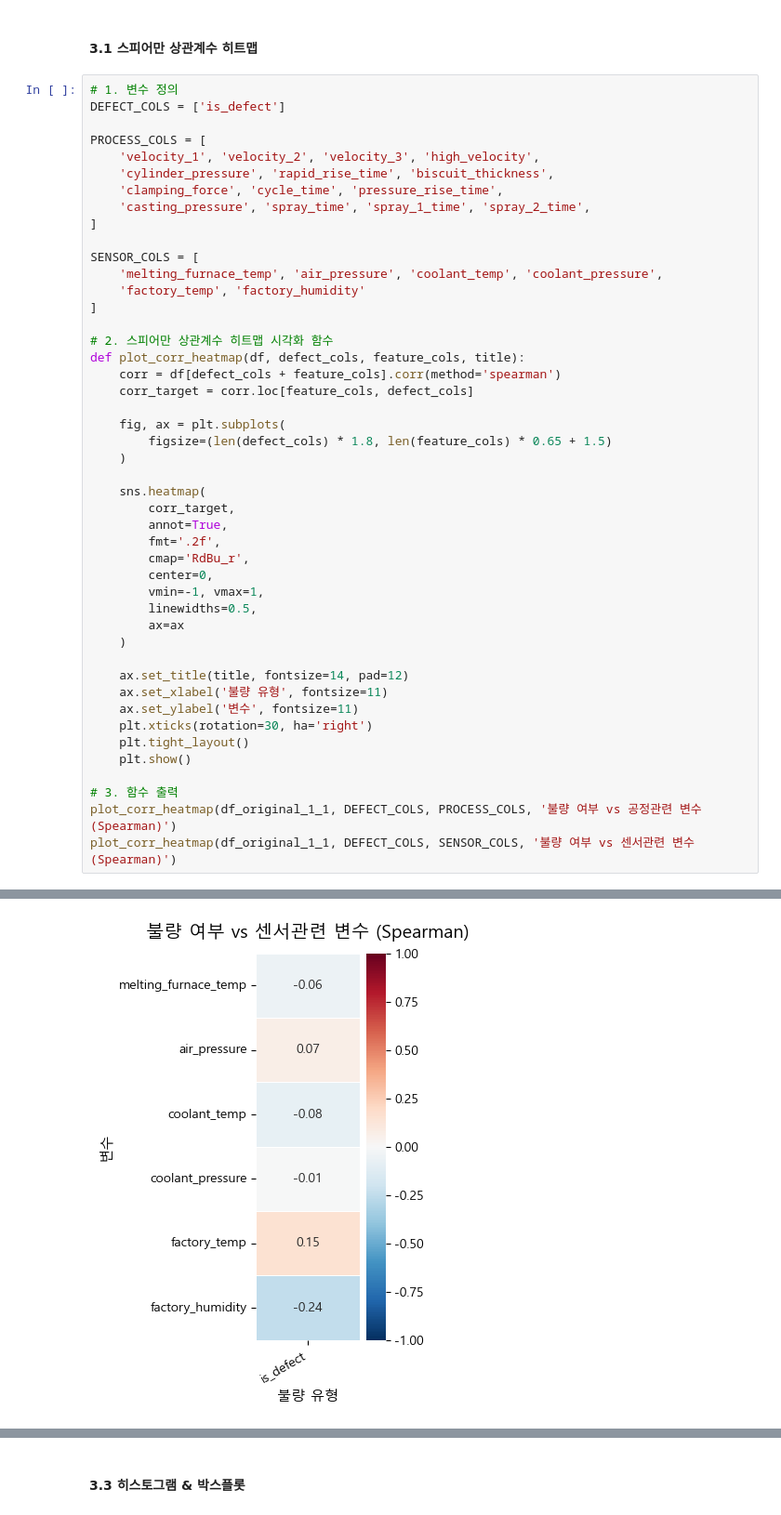
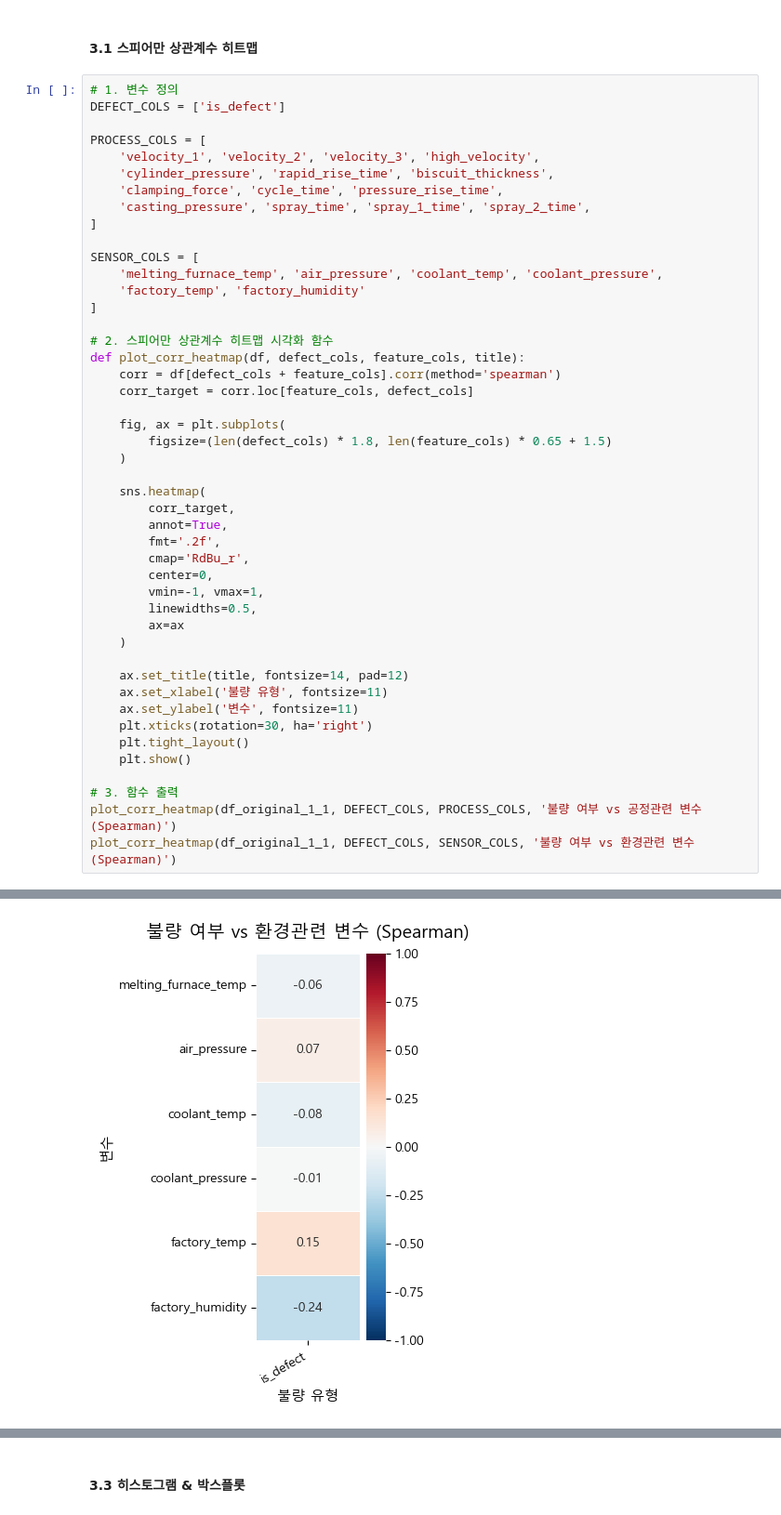
Before and after one commit to hanalo26/sparta-data11-advanced-project, a Jupyter notebook: common-file/PART2_통계_제품1_v5.ipynb, the cells around one changed output, grey strips where cells are left out. Shown at 93% size. Cells and saved outputs as stored; diff of their text form.

```diff
--- a/common-file/PART2_통계_제품1_v5.ipynb
+++ b/common-file/PART2_통계_제품1_v5.ipynb
@@ -255,35 +255,35 @@ SENSOR_COLS = [
 def plot_corr_heatmap(df, defect_cols, feature_cols, title):
     corr = df[defect_cols + feature_cols].corr(method='spearman')
     corr_target = corr.loc[feature_cols, defect_cols]
 
     fig, ax = plt.subplots(
         figsize=(len(defect_cols) * 1.8, len(feature_cols) * 0.65 + 1.5)
     )
 
     sns.heatmap(
         corr_target,
         annot=True,
         fmt='.2f',
         cmap='RdBu_r',
         center=0,
         vmin=-1, vmax=1,
         linewidths=0.5,
         ax=ax
     )
 
     ax.set_title(title, fontsize=14, pad=12)
     ax.set_xlabel('불량 유형', fontsize=11)
     ax.set_ylabel('변수', fontsize=11)
     plt.xticks(rotation=30, ha='right')
     plt.tight_layout()
     plt.show()
 
 # 3. 함수 출력
 plot_corr_heatmap(df_original_1_1, DEFECT_COLS, PROCESS_COLS, '불량 여부 vs 공정관련 변수 (Spearman)')
-plot_corr_heatmap(df_original_1_1, DEFECT_COLS, SENSOR_COLS, '불량 여부 vs 센서관련 변수 (Spearman)')
+plot_corr_heatmap(df_original_1_1, DEFECT_COLS, SENSOR_COLS, '불량 여부 vs 환경관련 변수 (Spearman)')
 # %% [output]
 [figure]
-[figure, old version]
+[figure, new version]
 # %% [markdown]
 #### 3.2 스피어만 상관계수 해석
 1. **공정관련 변수 (df_process) 데이터 절대값 기준 상위 2개**
```
Also changed, not shown: parts of 22 cells of this notebook, 1 other file.
